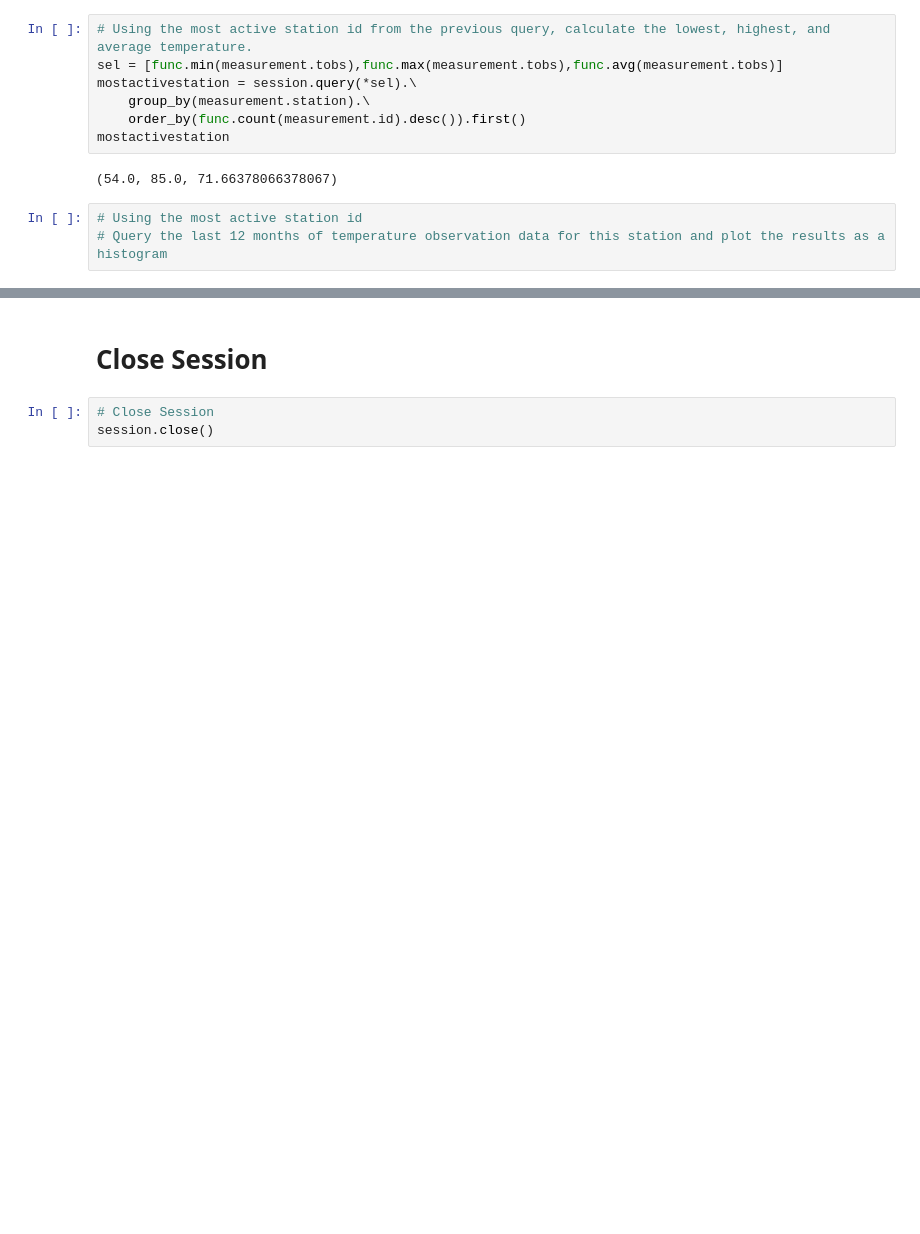
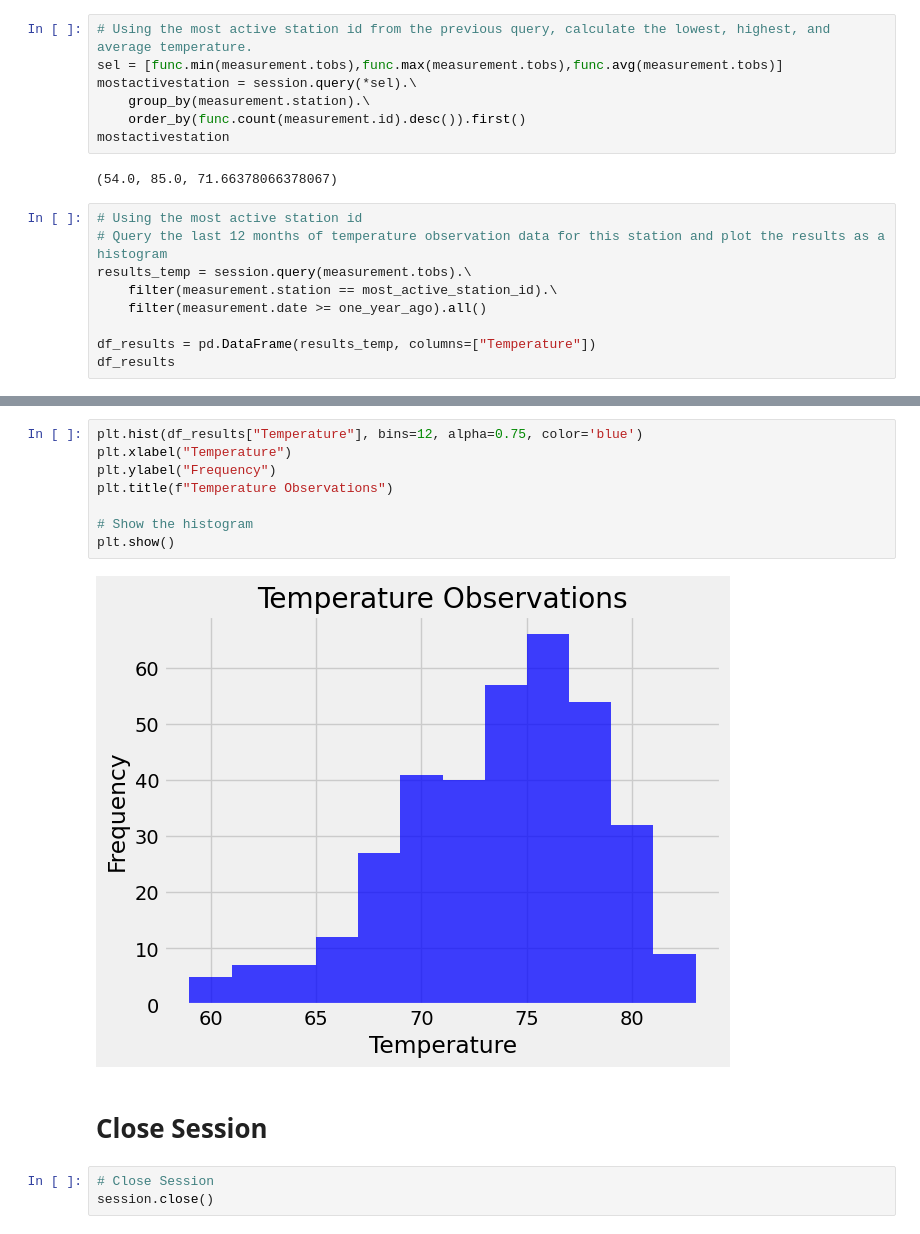
Before and after one commit to coopachupa/sqlalchemy-challenge, a Jupyter notebook: climate_homework.ipynb, the cells around one changed output, grey strips where cells are left out. Cells and saved outputs as stored; diff of their text form; blank space fills up the shorter version.

```diff
--- a/climate_homework.ipynb
+++ b/climate_homework.ipynb
@@ -145,3 +145,9 @@ mostactivestation
 # %%
 # Using the most active station id
 # Query the last 12 months of temperature observation data for this station and plot the results as a histogram
+results_temp = session.query(measurement.tobs).\
+    filter(measurement.station == most_active_station_id).\
+    filter(measurement.date >= one_year_ago).all()
+
+df_results = pd.DataFrame(results_temp, columns=["Temperature"])
+df_results
@@ -148,3 +168,13 @@ mostactivestation
+# %%
+plt.hist(df_results["Temperature"], bins=12, alpha=0.75, color='blue')
+plt.xlabel("Temperature")
+plt.ylabel("Frequency")
+plt.title(f"Temperature Observations")
+
+# Show the histogram
+plt.show()
+# %% [output]
+[figure, added]
 # %% [markdown]
 # Close Session
 # %%
```
Also changed, not shown: parts of 3 cells of this notebook, 2 other files.
